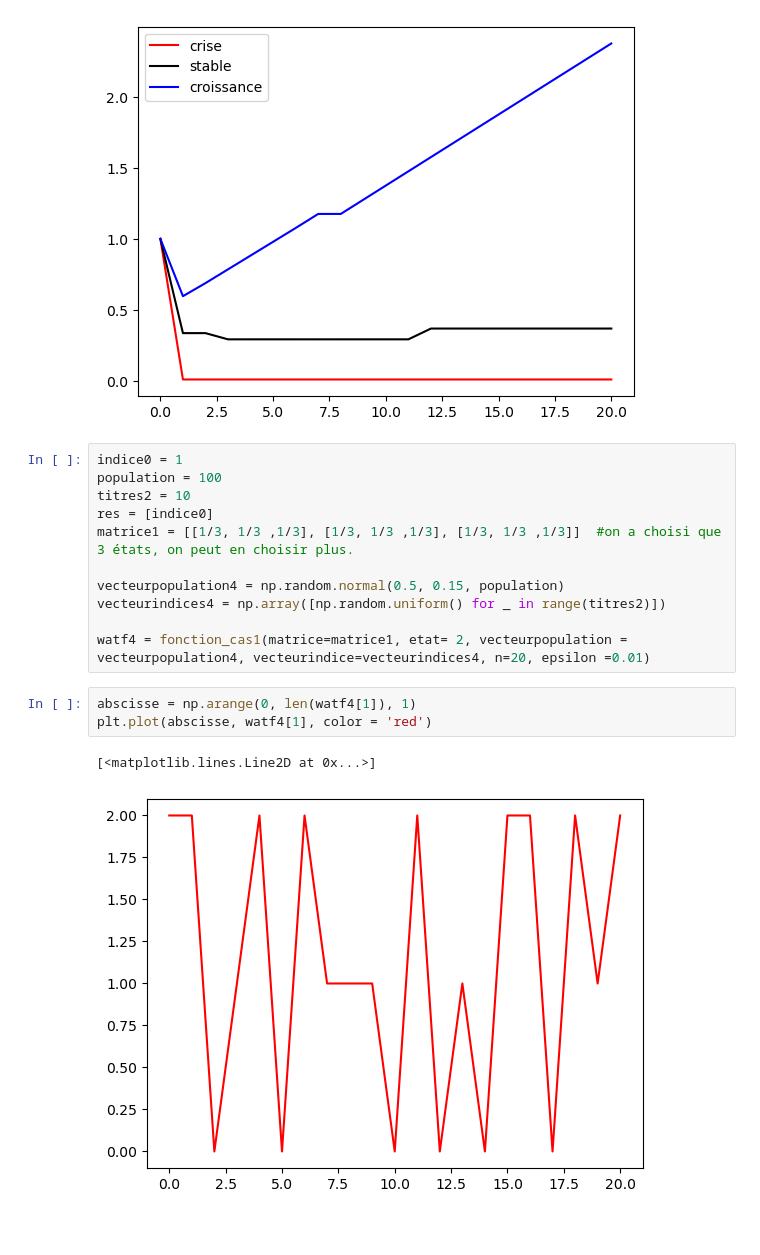
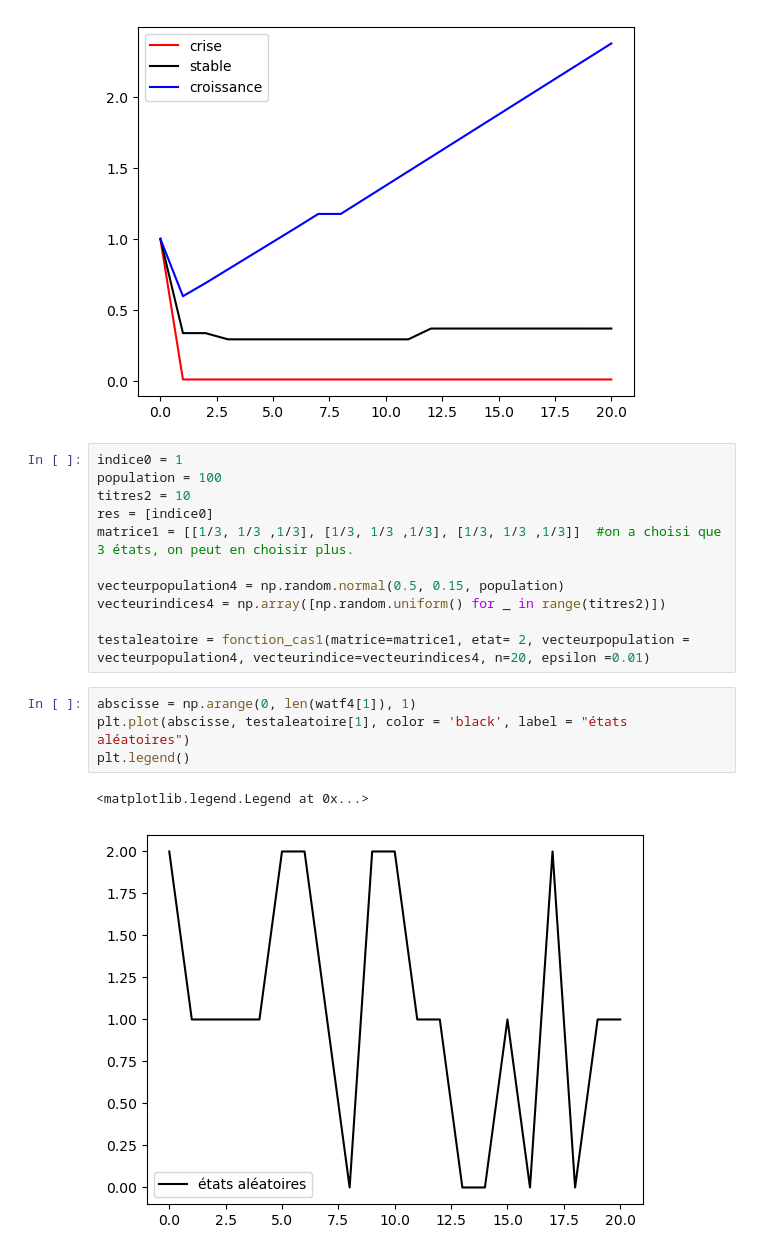
Before and after one commit to codepromaster67/Projet-ARE, a Jupyter notebook: ARE_notebook.ipynb, the cells around one changed output. Saved outputs shown, nothing was run; the diff lists cells and outputs as text.

```diff
--- a/ARE_notebook.ipynb
+++ b/ARE_notebook.ipynb
@@ -203,12 +203,13 @@ matrice1 = [[1/3, 1/3 ,1/3], [1/3, 1/3 ,1/3], [1/3, 1/3 ,1/3]]  #on a choisi que
 vecteurpopulation4 = np.random.normal(0.5, 0.15, population)
 vecteurindices4 = np.array([np.random.uniform() for _ in range(titres2)])
 
-watf4 = fonction_cas1(matrice=matrice1, etat= 2, vecteurpopulation = vecteurpopulation4, vecteurindice=vecteurindices4, n=20, epsilon =0.01)
+testaleatoire = fonction_cas1(matrice=matrice1, etat= 2, vecteurpopulation = vecteurpopulation4, vecteurindice=vecteurindices4, n=20, epsilon =0.01)
 # %%
 abscisse = np.arange(0, len(watf4[1]), 1)
-plt.plot(abscisse, watf4[1], color = 'red')
+plt.plot(abscisse, testaleatoire[1], color = 'black', label = "états aléatoires")
+plt.legend()
 # %% [output]
-[<matplotlib.lines.Line2D at 0x...>]
+<matplotlib.legend.Legend at 0x...>
-[figure, old version]
+[figure, new version]
 # %%
 grapheindice= np.arange(0, len(watf4[3]), 1)
```
Also changed, not shown: parts of 2 cells of this notebook.
